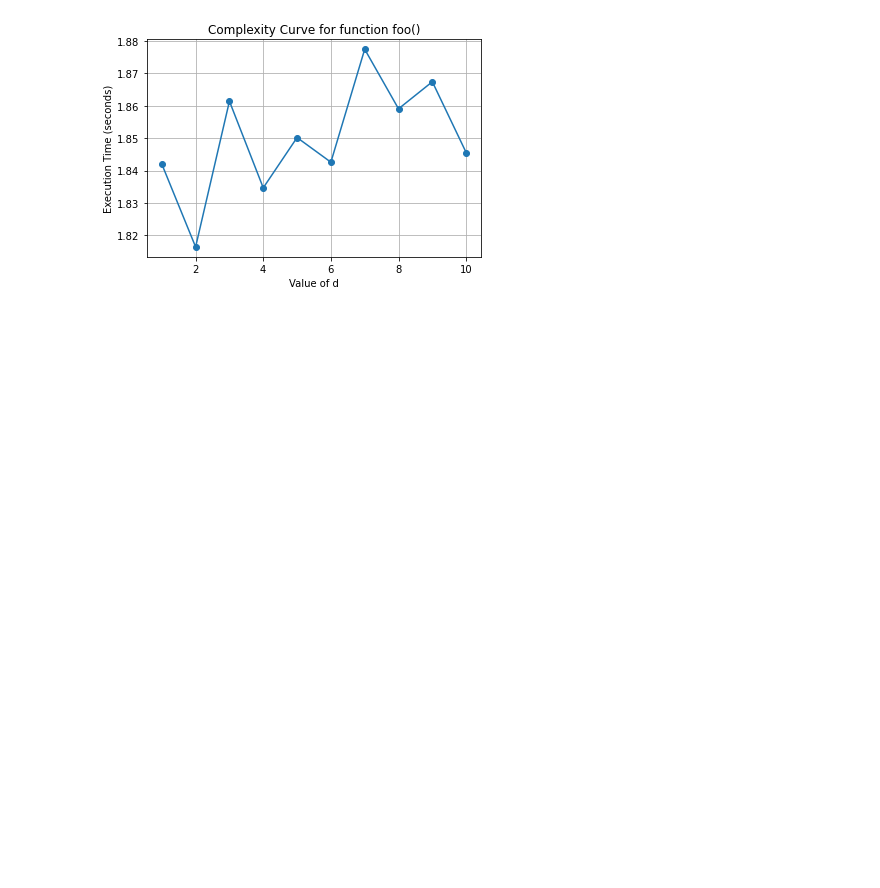
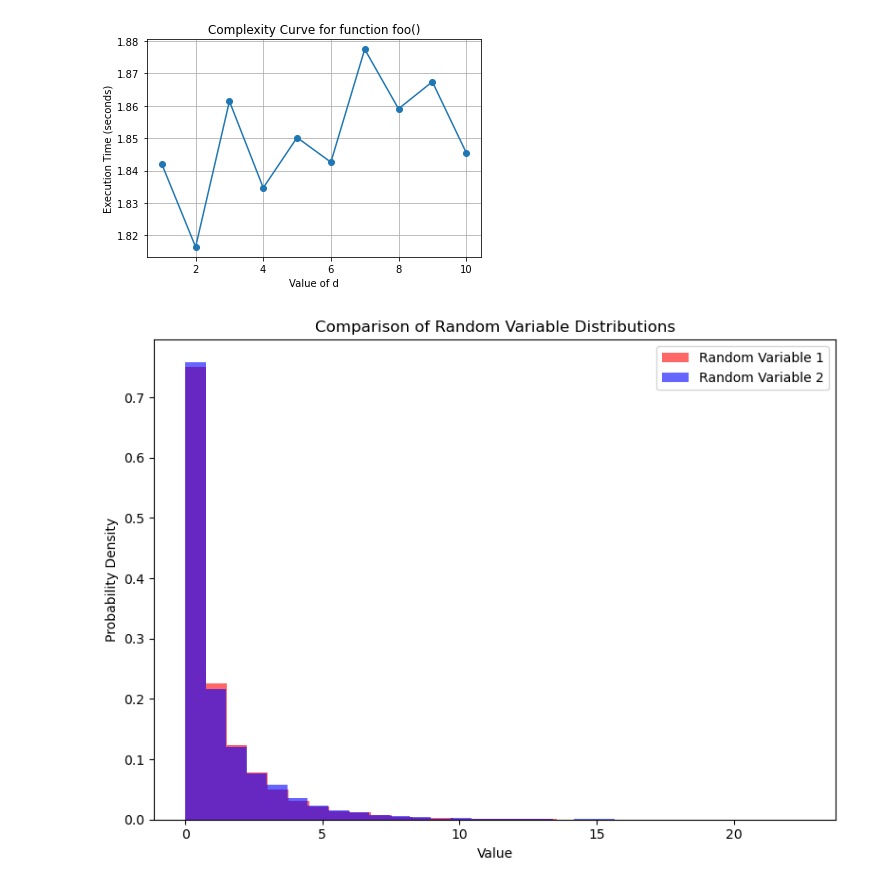
Before and after one commit to matth-meuh/stochastic-analysis-pdes, a Jupyter notebook: branching-processes-pde.ipynb, the cells around one changed output. Saved outputs shown, nothing was run; the diff lists cells and outputs as text; code cells hidden in the pictures; blank space fills up the shorter version.

```diff
--- a/branching-processes-pde.ipynb
+++ b/branching-processes-pde.ipynb
@@ -164,3 +179,39 @@ plt.grid(True)
 plt.show()
 # %% [output]
 [figure]
+# %%
+import matplotlib.pyplot as plt
+import numpy as np
+
+kappa = 0.5
+theta = 2.5
+
+def foo1():
+    return np.random.gamma(shape = kappa, scale = theta)
+
+def foo2():
+    return gamma.rvs(kappa, scale = theta)
+
+# Sample from the two random variables
+sample_size = 10000
+rv1_samples = [foo1() for _ in range(sample_size)]
+rv2_samples = [foo2() for _ in range(sample_size)]
+
+# Create a figure and axis
+fig, ax = plt.subplots(figsize=(8, 6))
+
+# Plot the histograms
+ax.hist(rv1_samples, bins=30, density=True, alpha=0.6, color='r', label='Random Variable 1')
+ax.hist(rv2_samples, bins=30, density=True, alpha=0.6, color='b', label='Random Variable 2')
+
+# Add labels and legend
+ax.set_title('Comparison of Random Variable Distributions')
+ax.set_xlabel('Value')
+ax.set_ylabel('Probability Density')
+ax.legend()
+
+# Adjust the layout
+plt.tight_layout()
+plt.show()
+# %% [output]
+[figure, added]
```
Also changed, not shown: parts of 2 cells of this notebook, 1 other file.
